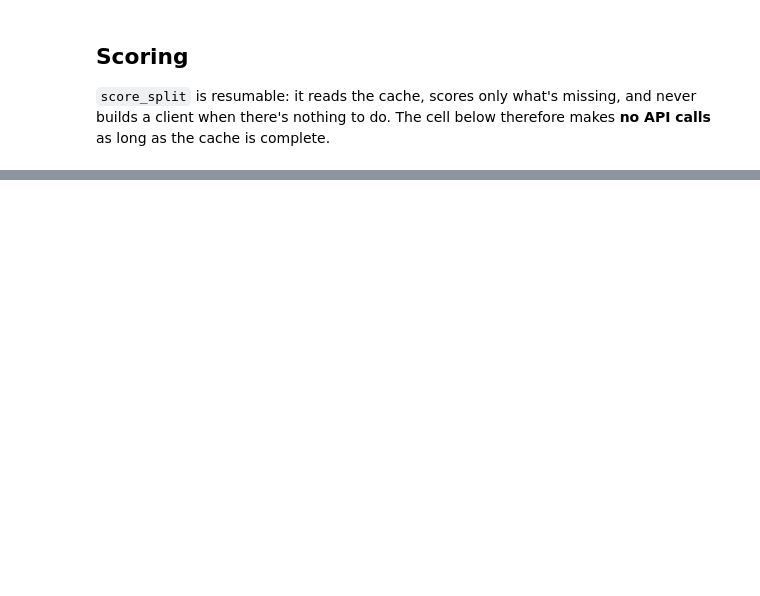
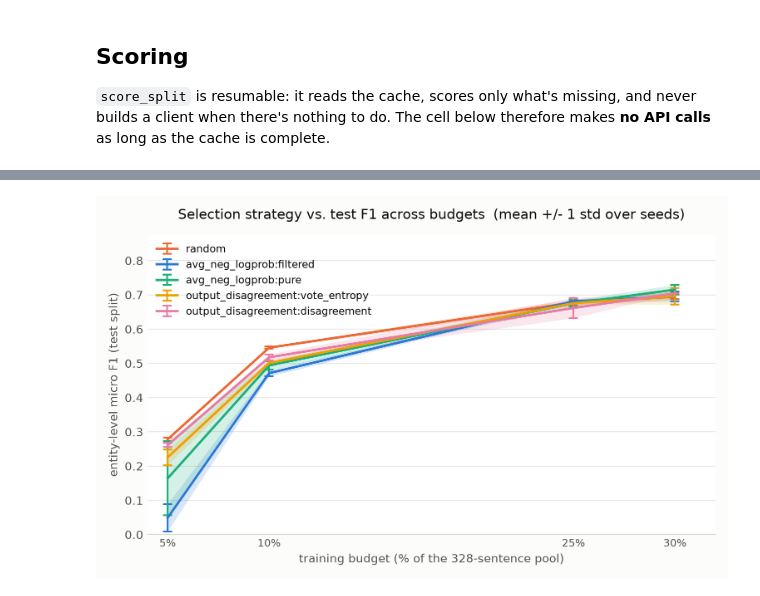
Before and after one commit to DogRog/uq-pet-token, a Jupyter notebook: notebooks/test.ipynb, the cells around one changed output, grey strips where cells are left out. Saved outputs shown, nothing was run; the diff lists cells and outputs as text; code cells hidden in the pictures; blank space fills up the shorter version.

```diff
--- a/notebooks/test.ipynb
+++ b/notebooks/test.ipynb
@@ -86,0 +139,6 @@ arms = {
+# %%
+from uq_pet.main import stage_select, stage_train, summarize
+
+cells = stage_select(cfg, records, pool_examples)
+
+{f"{budget:g}% {arm}": len(examples) for (budget, arm), examples in cells.items()}
@@ -93,7 +172,6 @@ full arm x seed grid, same as `main.stage_train`.
 # %%
-from uq_pet.main import plot_arms, stage_train, summarize
 from uq_pet.model_training import configure_hf_logging
 
 configure_hf_logging(quiet=True)
-results = stage_train(cfg, arms, test_examples)
+results = stage_train(cfg, cells, test_examples)
 results.drop(columns="per_type_f1")
@@ -112,0 +240,12 @@ Image(str(out))
+# %%
+from pathlib import Path
+
+from IPython.display import Image
+
+from uq_pet.plotting import plot_results
+
+out = Path("results.png")
+plot_results(results, out)  # learning curve for a sweep, bars for a single budget
+Image(str(out))
+# %% [output]
+[figure, added]
```
Also changed, not shown: parts of 17 cells of this notebook, 15 other files.
